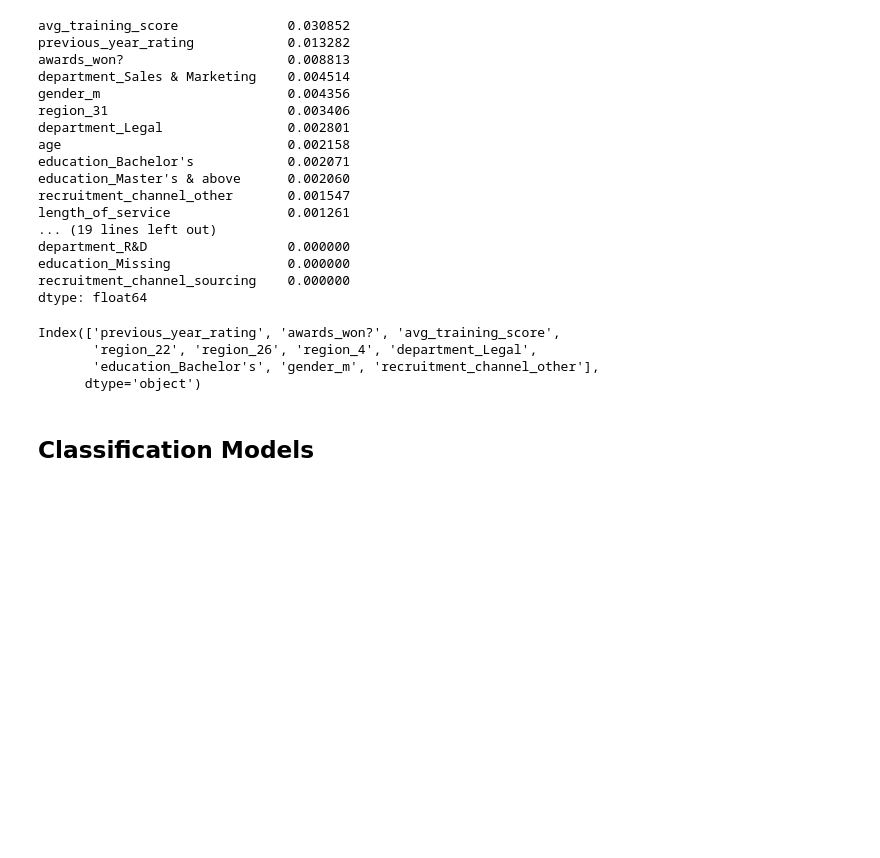
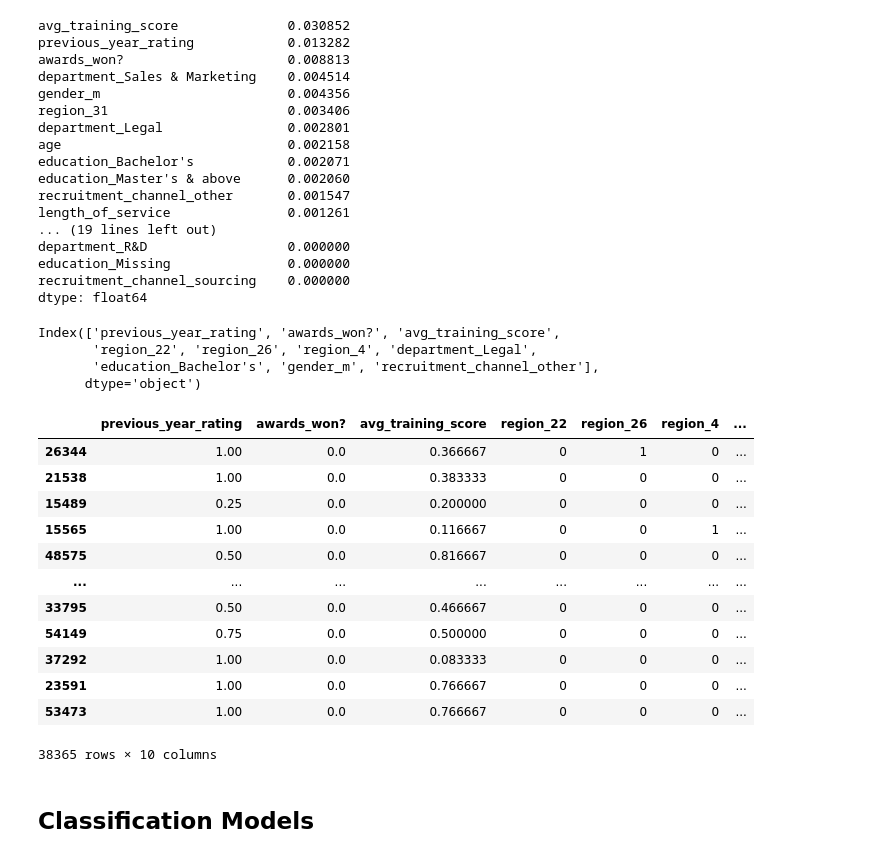
Before and after one commit to raquelcreis/hr_analytics, a Jupyter notebook: notebook.ipynb, the cells around one changed output. Saved outputs shown, nothing was run; the diff lists cells and outputs as text; code cells hidden in the pictures; blank space fills up the shorter version.

```diff
--- a/notebook.ipynb
+++ b/notebook.ipynb
@@ -454,6 +454,23 @@ Index(['previous_year_rating', 'awards_won?', 'avg_training_score',
        'region_22', 'region_26', 'region_4', 'department_Legal',
        'education_Bachelor's', 'gender_m', 'recruitment_channel_other'],
       dtype='object')
+# %%
+feat_select = X_train.columns[select_top10.get_support()]
+X_train[feat_select]
+# %% [output]
+|  | previous_year_rating | awards_won? | avg_training_score | region_22 | region_26 | region_4 | ... |
+| 26344 | 1.00 | 0.0 | 0.366667 | 0 | 1 | 0 | ... |
+| 21538 | 1.00 | 0.0 | 0.383333 | 0 | 0 | 0 | ... |
+| 15489 | 0.25 | 0.0 | 0.200000 | 0 | 0 | 0 | ... |
+| 15565 | 1.00 | 0.0 | 0.116667 | 0 | 0 | 1 | ... |
+| 48575 | 0.50 | 0.0 | 0.816667 | 0 | 0 | 0 | ... |
+| ... | ... | ... | ... | ... | ... | ... | ... |
+| 33795 | 0.50 | 0.0 | 0.466667 | 0 | 0 | 0 | ... |
+| 54149 | 0.75 | 0.0 | 0.500000 | 0 | 0 | 0 | ... |
+| 37292 | 1.00 | 0.0 | 0.083333 | 0 | 0 | 0 | ... |
+| 23591 | 1.00 | 0.0 | 0.766667 | 0 | 0 | 0 | ... |
+| 53473 | 1.00 | 0.0 | 0.766667 | 0 | 0 | 0 | ... |
+38365 rows × 10 columns
 # %% [markdown]
 ## Classification Models
 # %%
```
Also changed, not shown: parts of 4 cells of this notebook.
